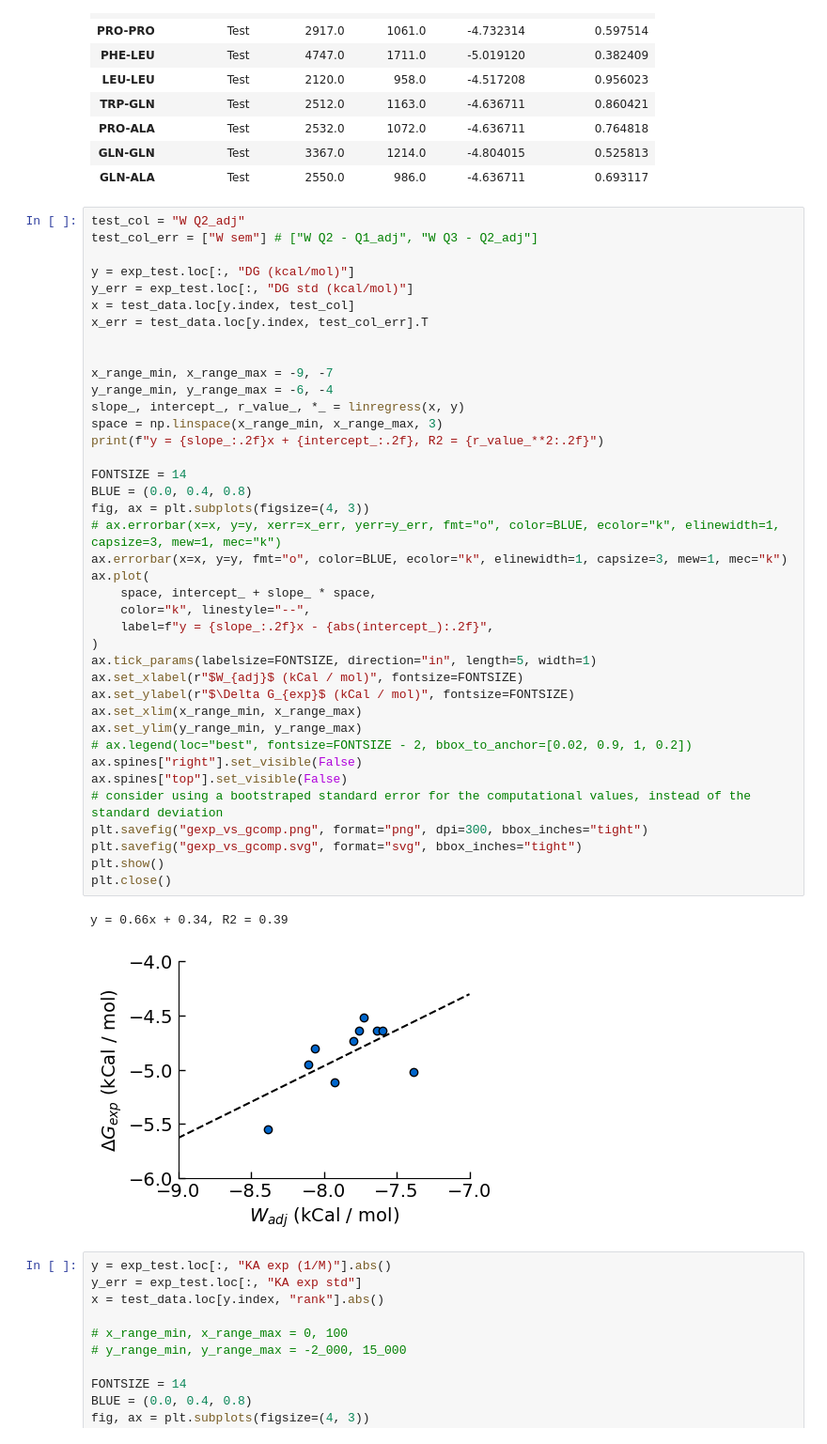
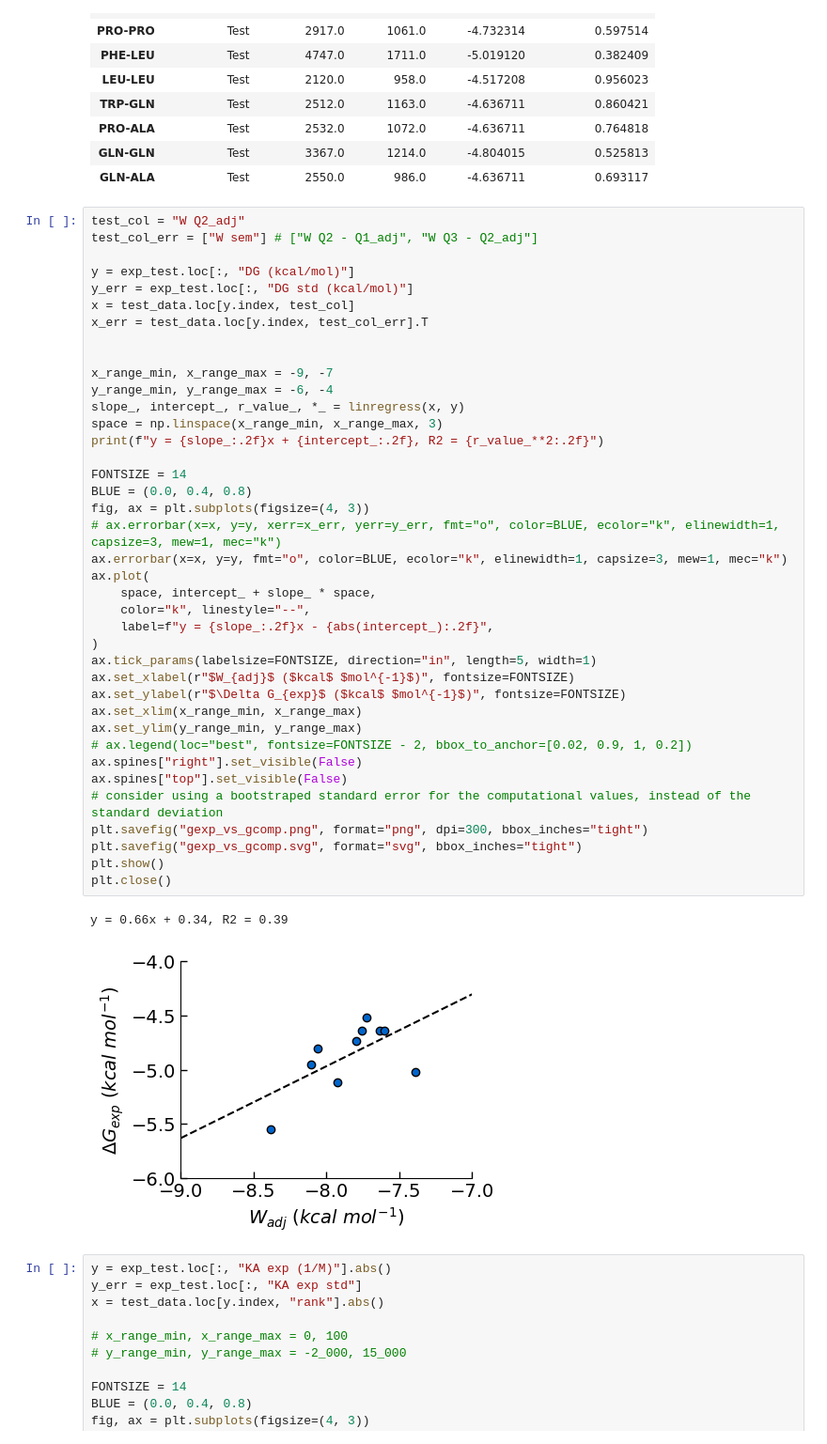
Before and after one commit to cebasfu93/NanoScreener, a Jupyter notebook: md_analysis.ipynb, the cells around one changed output. Shown: that part at 94% size. Drawn from its saved outputs; the diff is of its cells as text.

```diff
--- a/md_analysis.ipynb
+++ b/md_analysis.ipynb
@@ -310,36 +310,36 @@ x_err = test_data.loc[y.index, test_col_err].T
 
 x_range_min, x_range_max = -9, -7
 y_range_min, y_range_max = -6, -4
 slope_, intercept_, r_value_, *_ = linregress(x, y)
 space = np.linspace(x_range_min, x_range_max, 3)
 print(f"y = {slope_:.2f}x + {intercept_:.2f}, R2 = {r_value_**2:.2f}")
 
 FONTSIZE = 14
 BLUE = (0.0, 0.4, 0.8)
 fig, ax = plt.subplots(figsize=(4, 3))
 # ax.errorbar(x=x, y=y, xerr=x_err, yerr=y_err, fmt="o", color=BLUE, ecolor="k", elinewidth=1, capsize=3, mew=1, mec="k")
 ax.errorbar(x=x, y=y, fmt="o", color=BLUE, ecolor="k", elinewidth=1, capsize=3, mew=1, mec="k")
 ax.plot(
     space, intercept_ + slope_ * space,
     color="k", linestyle="--",
     label=f"y = {slope_:.2f}x - {abs(intercept_):.2f}",
 )
 ax.tick_params(labelsize=FONTSIZE, direction="in", length=5, width=1)
-ax.set_xlabel(r"$W_{adj}$ (kCal / mol)", fontsize=FONTSIZE)
-ax.set_ylabel(r"$\Delta G_{exp}$ (kCal / mol)", fontsize=FONTSIZE)
+ax.set_xlabel(r"$W_{adj}$ ($kcal$ $mol^{-1}$)", fontsize=FONTSIZE)
+ax.set_ylabel(r"$\Delta G_{exp}$ ($kcal$ $mol^{-1}$)", fontsize=FONTSIZE)
 ax.set_xlim(x_range_min, x_range_max)
 ax.set_ylim(y_range_min, y_range_max)
 # ax.legend(loc="best", fontsize=FONTSIZE - 2, bbox_to_anchor=[0.02, 0.9, 1, 0.2])
 ax.spines["right"].set_visible(False)
 ax.spines["top"].set_visible(False)
 # consider using a bootstraped standard error for the computational values, instead of the standard deviation
 plt.savefig("gexp_vs_gcomp.png", format="png", dpi=300, bbox_inches="tight")
 plt.savefig("gexp_vs_gcomp.svg", format="svg", bbox_inches="tight")
 plt.show()
 plt.close()
 # %% [output]
 y = 0.66x + 0.34, R2 = 0.39
-[figure, old version]
+[figure, new version]
 # %%
 y = exp_test.loc[:, "KA exp (1/M)"].abs()
 y_err = exp_test.loc[:, "KA exp std"]
```
Also changed, not shown: parts of 3 cells of this notebook.
